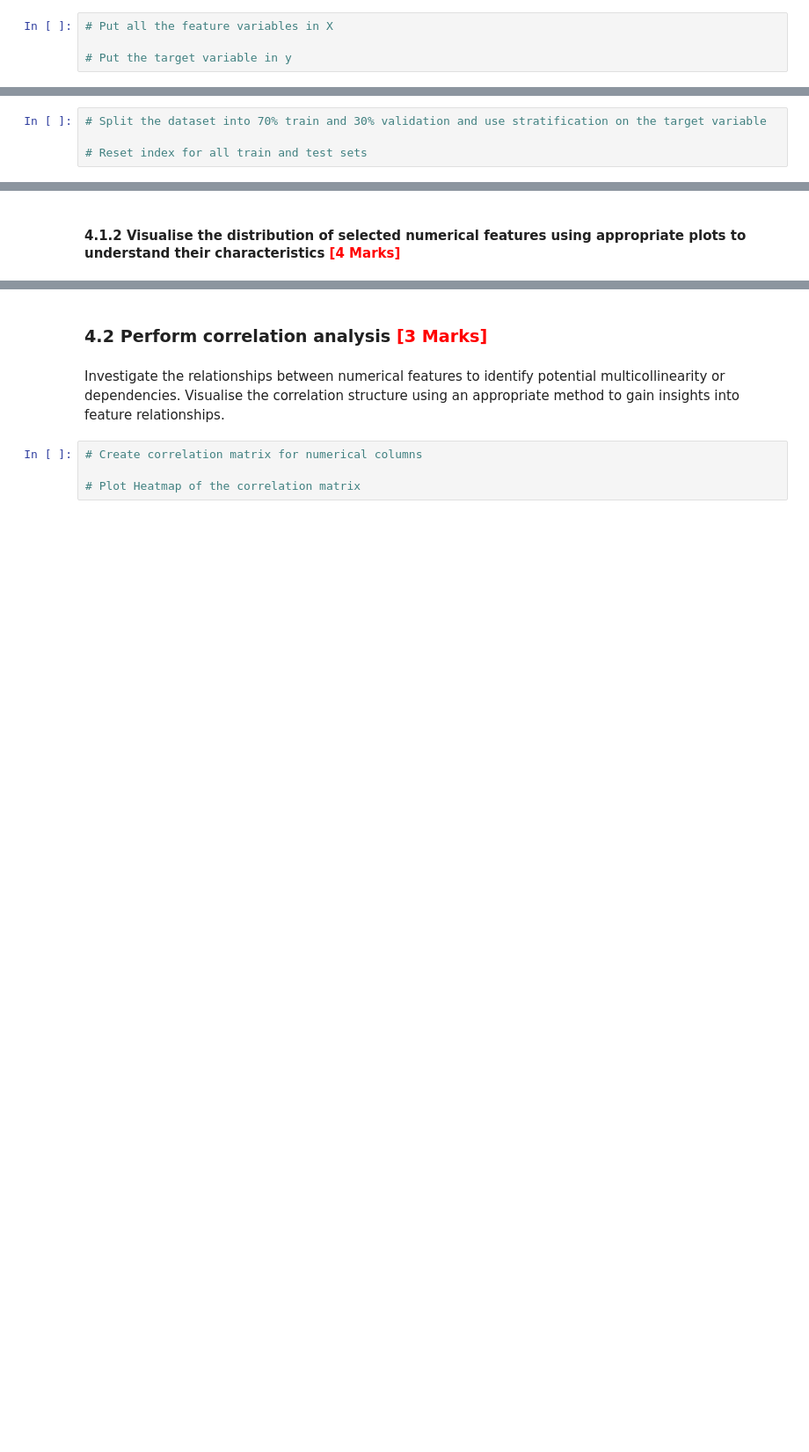
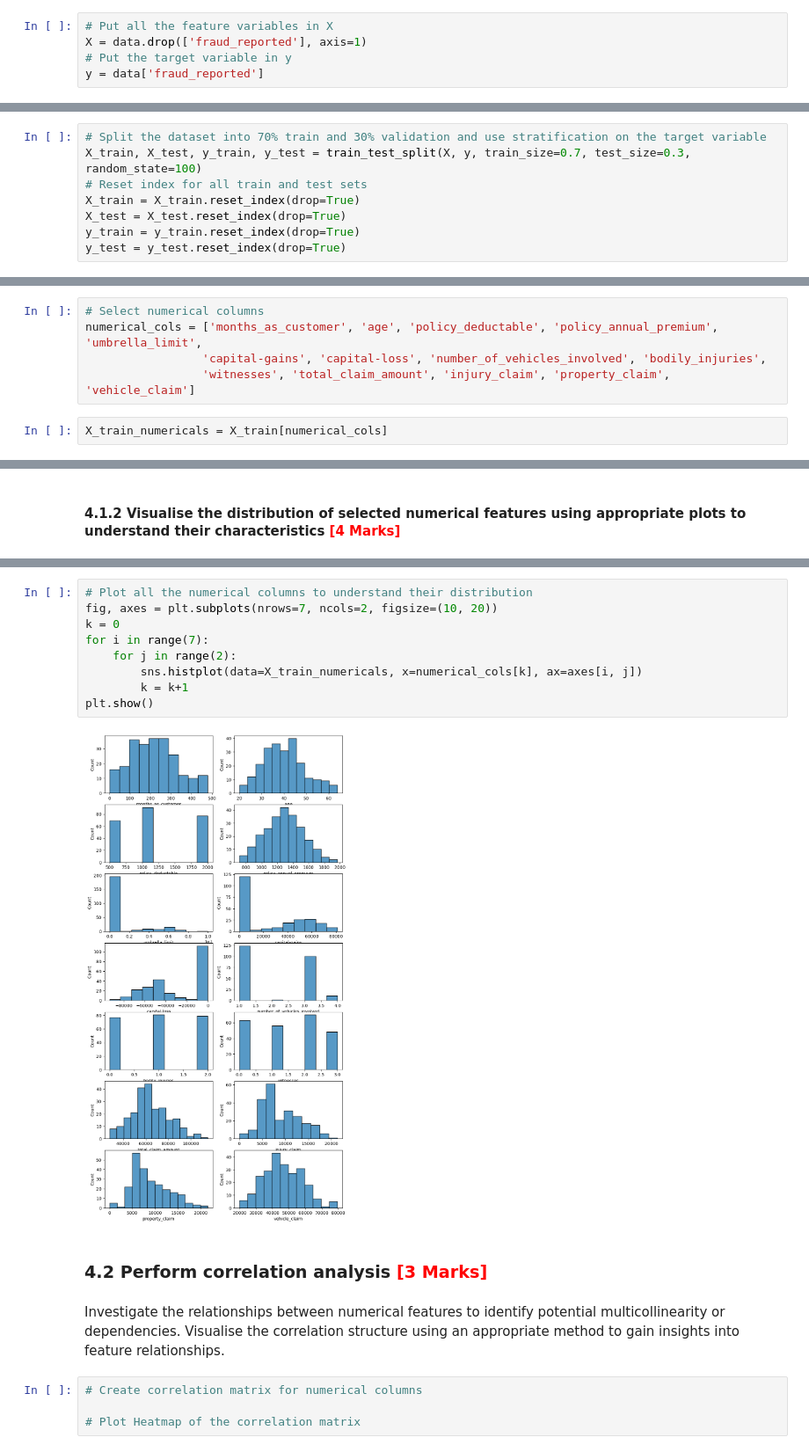
Before and after one commit to avanindra3/Fraudulent_Claim_Detection, a Jupyter notebook: Fraudulent_Claim_Detection.ipynb, the cells around one changed output, grey strips where cells are left out. Shown at 88% size. Drawn from its saved outputs; the diff is of its cells as text; blank space fills up the shorter version.

Commit message:
Data analysis

```diff
--- a/Fraudulent_Claim_Detection.ipynb
+++ b/Fraudulent_Claim_Detection.ipynb
@@ -368,5 +457,6 @@ from sklearn.model_selection import train_test_split
 ### **3.2 Define feature and target variables** <font color = red>[2 Marks]</font>
 # %%
 # Put all the feature variables in X
-
+X = data.drop(['fraud_reported'], axis=1)
 # Put the target variable in y
+y = data['fraud_reported']
@@ -374,5 +472,9 @@ from sklearn.model_selection import train_test_split
 ### **3.3 Split the data** <font color="red">[3 Marks]</font>
 # %%
 # Split the dataset into 70% train and 30% validation and use stratification on the target variable
-
+X_train, X_test, y_train, y_test = train_test_split(X, y, train_size=0.7, test_size=0.3, random_state=100)
 # Reset index for all train and test sets
+X_train = X_train.reset_index(drop=True)
+X_test = X_test.reset_index(drop=True)
+y_train = y_train.reset_index(drop=True)
+y_test = y_test.reset_index(drop=True)
@@ -386,0 +525,7 @@ from sklearn.model_selection import train_test_split
+# %%
+# Select numerical columns
+numerical_cols = ['months_as_customer', 'age', 'policy_deductable', 'policy_annual_premium', 'umbrella_limit',
+                 'capital-gains', 'capital-loss', 'number_of_vehicles_involved', 'bodily_injuries',
+                 'witnesses', 'total_claim_amount', 'injury_claim', 'property_claim', 'vehicle_claim']
+# %%
+X_train_numericals = X_train[numerical_cols]
@@ -391,3 +563,14 @@ from sklearn.model_selection import train_test_split
+# %%
+# Plot all the numerical columns to understand their distribution
+fig, axes = plt.subplots(nrows=7, ncols=2, figsize=(10, 20))
+k = 0
+for i in range(7):
+    for j in range(2):
+        sns.histplot(data=X_train_numericals, x=numerical_cols[k], ax=axes[i, j])
+        k = k+1
+plt.show()
+# %% [output]
+[figure, added]
 # %% [markdown]
 ### **4.2 Perform correlation analysis** <font color="red">[3 Marks]</font>
 # %% [markdown]
```
Also changed, not shown: parts of 21 cells of this notebook.
